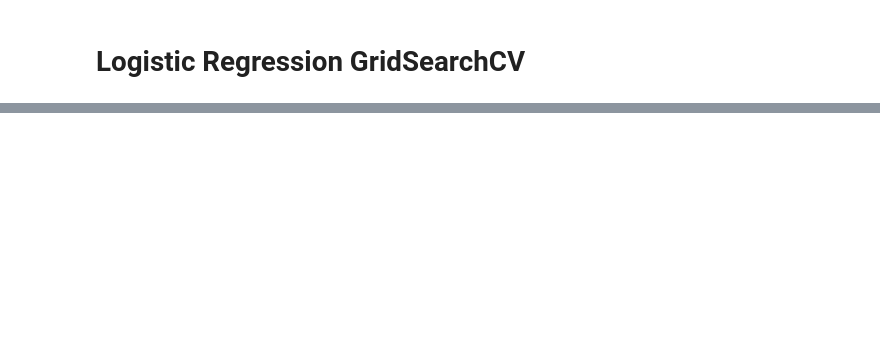
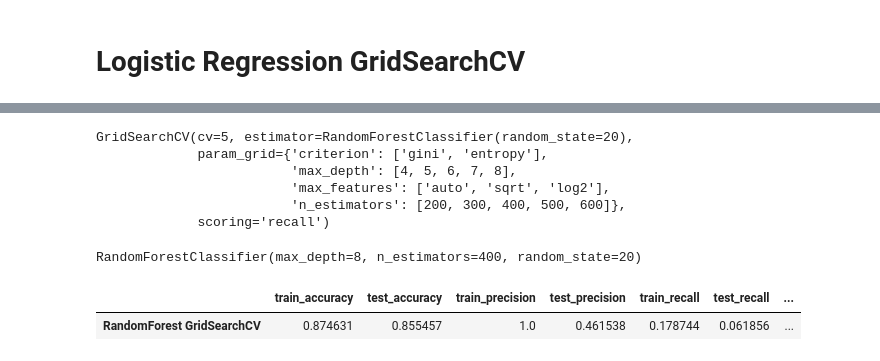
Before and after one commit to OmPrakashGH/Cardiovascular-Risk-Prediction, a Jupyter notebook: Cardiovascular.ipynb, the cells around one changed output, grey strips where cells are left out. Saved outputs shown, nothing was run; the diff lists cells and outputs as text; code cells hidden in the pictures; blank space fills up the shorter version.

```diff
--- a/Cardiovascular.ipynb
+++ b/Cardiovascular.ipynb
@@ -411,0 +540,50 @@ array([[577,   4],
+# %%
+# Defining parameter list to perform GridSearchCV
+param_dict = {'n_estimators': [200,300,400,500,600],
+              'max_features': ['auto', 'sqrt', 'log2'],
+              'max_depth' : [4,5,6,7,8],
+              'criterion' :['gini', 'entropy']}
+# GridSearchCV
+rf_grid = GridSearchCV(estimator=rf_cv_clf,param_grid = param_dict,scoring = 'recall', cv=5)
+rf_grid.fit(X_train,y_train)
+# %% [output]
+GridSearchCV(cv=5, estimator=RandomForestClassifier(random_state=20),
+             param_grid={'criterion': ['gini', 'entropy'],
+                         'max_depth': [4, 5, 6, 7, 8],
+                         'max_features': ['auto', 'sqrt', 'log2'],
+                         'n_estimators': [200, 300, 400, 500, 600]},
+             scoring='recall')
+# %%
+# Getting best estimator from GridSearch
+rf_grid.best_estimator_
+# %% [output]
+RandomForestClassifier(max_depth=8, n_estimators=400, random_state=20)
+# %%
+# Get the predicted classes
+rf_cv_train_preds = rf_grid.predict(X_train)
+rf_cv_test_preds = rf_grid.predict(X_test)
+# %%
+# Train matrics
+rf_cv_train_Accuracy_Score = accuracy_score(y_train,rf_cv_train_preds)
+rf_cv_train_Precision_Score = precision_score(y_train,rf_cv_train_preds)
+rf_cv_train_Recall_Score = recall_score(y_train,rf_cv_train_preds)
+rf_cv_train_F1_Score = f1_score(y_train,rf_cv_train_preds)
+rf_cv_train_roc_auc = roc_auc_score(y_train,rf_cv_train_preds)
+# %%
+# Test matrics
+rf_cv_test_Accuracy_Score = accuracy_score(y_test,rf_cv_test_preds)
+rf_cv_test_Precision_Score = precision_score(y_test,rf_cv_test_preds)
+rf_cv_test_Recall_Score = recall_score(y_test,rf_cv_test_preds)
+rf_cv_test_F1_Score = f1_score(y_test,rf_cv_test_preds)
+rf_cv_test_roc_auc = roc_auc_score(y_test,rf_cv_test_preds)
+# %%
+rf_cv_df=pd.DataFrame({'train_accuracy':rf_cv_train_Accuracy_Score,'test_accuracy':rf_cv_test_Accuracy_Score,
+                      'train_precision':rf_cv_train_Precision_Score,'test_precision':rf_cv_test_Precision_Score,
+                      'train_recall':rf_cv_train_Recall_Score,'test_recall':rf_cv_test_Recall_Score,
+                      'train_f1score':rf_cv_train_F1_Score,'test_f1score':rf_cv_test_F1_Score,
+                      'train_auc_roc':rf_cv_train_roc_auc,'test_auc_roc':rf_cv_test_roc_auc},index=['RandomForest GridSearchCV'])
+# %%
+rf_cv_df
+# %% [output]
+|  | train_accuracy | test_accuracy | train_precision | test_precision | train_recall | test_recall | ... |
+| RandomForest GridSearchCV | 0.874631 | 0.855457 | 1.0 | 0.461538 | 0.178744 | 0.061856 | ... |
```
Also changed, not shown: parts of 34 cells of this notebook.
